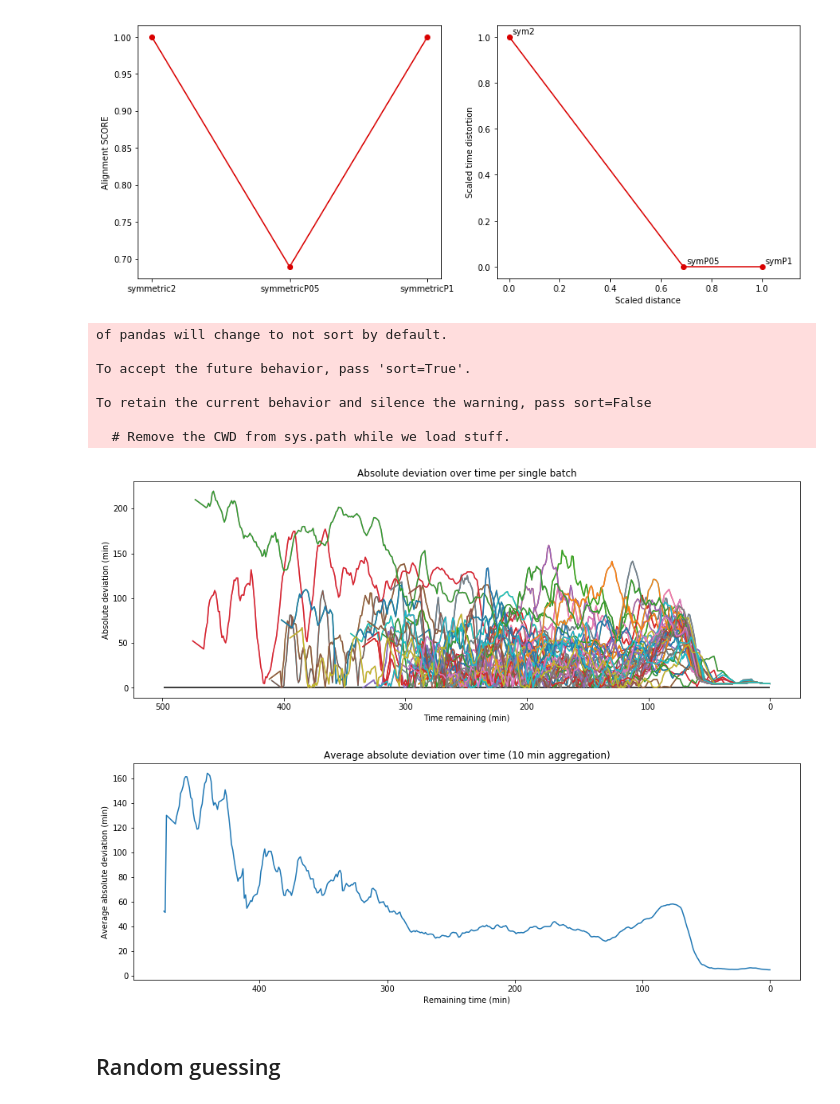
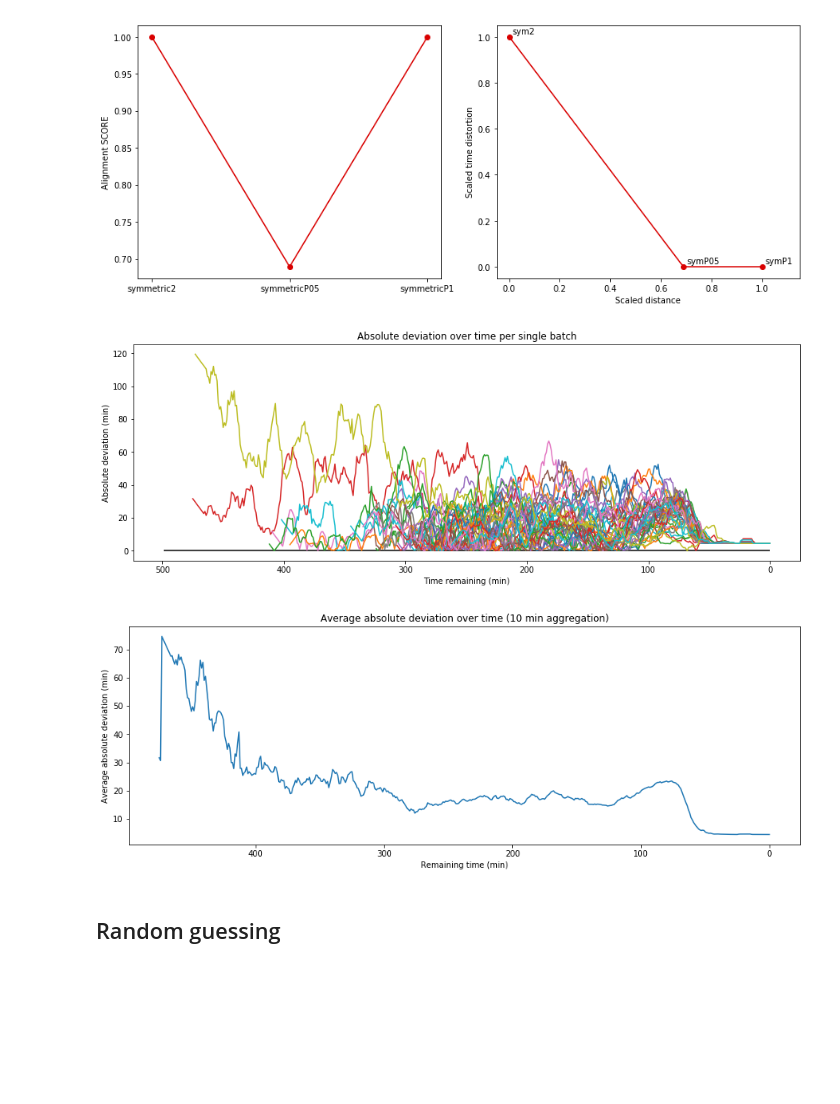
Before and after one commit to polkox928/pgdtw, a Jupyter notebook: final/real_experiment/real_exp2015.ipynb, the cells around one changed output. Cells and saved outputs as stored; diff of their text form; code cells hidden in the pictures; blank space fills up the shorter version.

```diff
--- a/final/real_experiment/real_exp2015.ipynb
+++ b/final/real_experiment/real_exp2015.ipynb
@@ -327,31 +328,24 @@ for k, v in test_data.items():
 # %%
 ag = 10
 fig = plt.figure(figsize=(15,5))
 tot_df = pd.DataFrame()
-for fn in os.listdir('cv_online2015/'):
-    df = pd.read_csv('cv_online2015/%s'%fn, header=None)
+for fn in os.listdir('cv_online2015RF/'):
+    df = pd.read_csv('cv_online2015RF/%s'%fn, header=None)
     df.drop_duplicates(inplace=True)
     df['mov_pred'] = df[3].rolling(ag).mean().fillna(method='bfill') + df[1]
     df['err'] = abs(df[2] - df['mov_pred'])
     df['remaining'] = df.loc[:,2] - df.loc[:,1]
     tot_df = pd.concat([tot_df, df], axis = 0)
     plt.plot(df['remaining'], df['err'])
 plt.hlines(0, xmin = 0, xmax = plt.xlim()[1])
 ax = plt.gca()
 ax.invert_xaxis()
 plt.xlabel('Time remaining (min)')
 plt.ylabel('Absolute deviation (min)')
 plt.title('Absolute deviation over time per single batch')
 plt.show()
 # %% [output]
-of pandas will change to not sort by default.
-
-To accept the future behavior, pass 'sort=True'.
-
-To retain the current behavior and silence the warning, pass sort=False
-
-  # Remove the CWD from sys.path while we load stuff.
-[figure, old version]
+[figure, new version]
 # %%
 aggr = tot_df.groupby(by=['remaining']).aggregate({'err': 'mean'})
 plt.figure(figsize=(15,5))
@@ -363,7 +357,7 @@ plt.ylabel('Average absolute deviation (min)')
 plt.title('Average absolute deviation over time (%d min aggregation)'%ag)
 plt.show()
 # %% [output]
-[figure, old version]
+[figure, new version]
 # %% [markdown]
 ## Random guessing
 # %%
```
Also changed, not shown: parts of 8 cells of this notebook, 2 other files.
